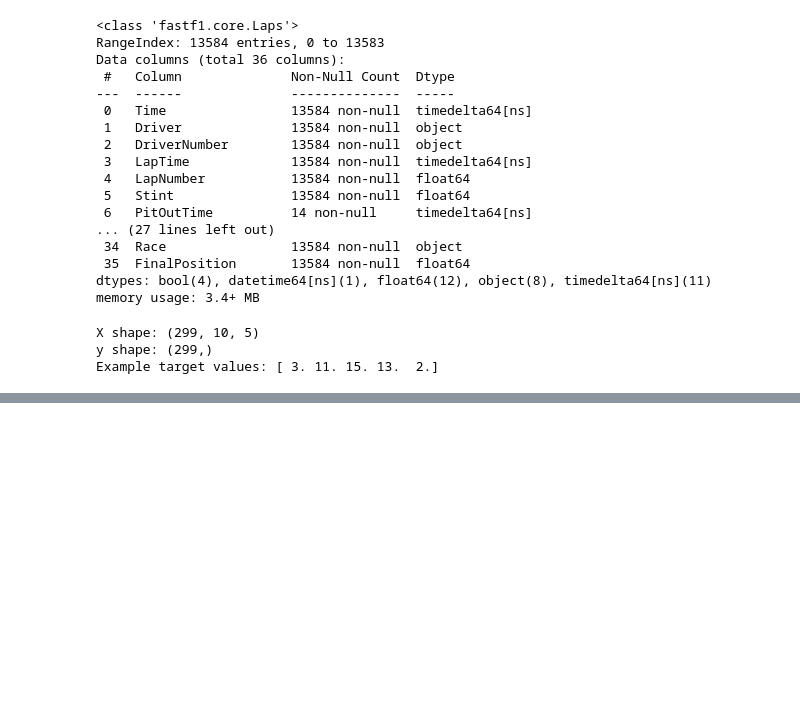
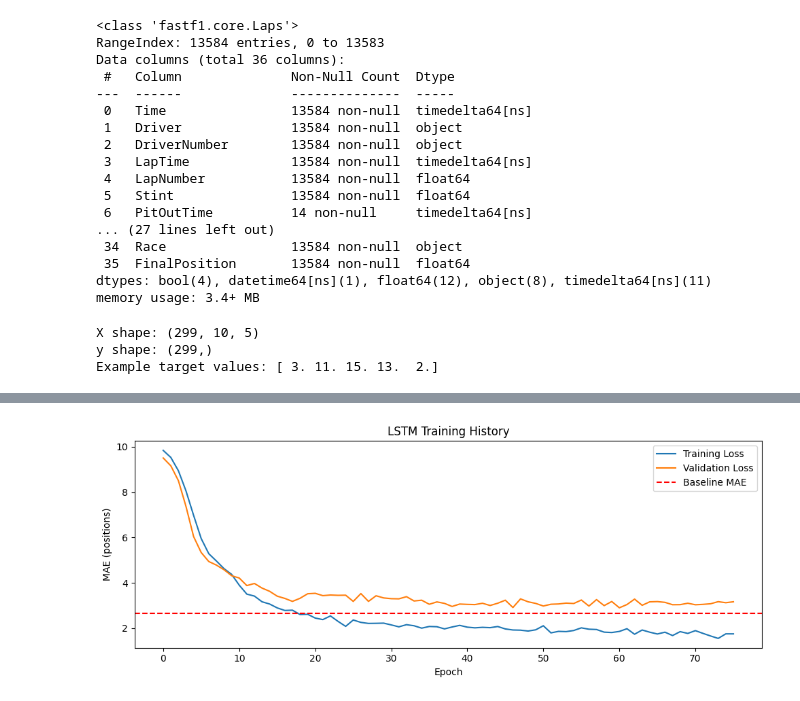
Before and after one commit to sudeep-07-hub/Pit-Stop-Strategy-Predictor, a Jupyter notebook: notebook/lstm_model.ipynb, the cells around one changed output, grey strips where cells are left out. Saved outputs shown, nothing was run; the diff lists cells and outputs as text; code cells hidden in the pictures; blank space fills up the shorter version.

Commit message:
Update LSTM model notebook

```diff
--- a/notebook/lstm_model.ipynb
+++ b/notebook/lstm_model.ipynb
@@ -123,7 +129,7 @@ memory usage: 3.4+ MB
 # %%
 sequences = []
 targets = []
-
+race_labels = []
 
 for (race, driver), group in combined.groupby(['Race', 'Driver']):
     group = group.sort_values('LapNumber')
@@ -137,9 +143,12 @@ for (race, driver), group in combined.groupby(['Race', 'Driver']):
 
     sequences.append(window)
     targets.append(target)
+    race_labels.append(race)
+
 
 X = np.array(sequences)
 y = np.array(targets)
+race_labels = np.array(race_labels)
 
 print("X shape:", X.shape)
 print("y shape:", y.shape)
@@ -150,0 +200,7 @@ Example target values: [ 3. 11. 15. 13.  2.]
+# %%
+test_mask = np.isin(race_labels, test_races)
+X_train, X_test = X_scaled[~test_mask], X_scaled[test_mask]
+y_train, y_test = y[~test_mask], y[test_mask]
+
+print("Train samples:", len(X_train))
+print("Test samples:", len(X_test))
@@ -150,0 +252,15 @@ Example target values: [ 3. 11. 15. 13.  2.]
+# %%
+early_stopping = EarlyStopping(
+    monitor = 'val_loss',
+    patience = 15,
+    restore_best_weights= True
+)
+
+history = model.fit(
+        X_train, y_train,
+    epochs=200,
+    batch_size= 16,
+    validation_split=0.2,
+    callbacks=[early_stopping],
+    verbose=1
+)
@@ -150,0 +311,16 @@ Example target values: [ 3. 11. 15. 13.  2.]
+# %%
+import matplotlib.pyplot as plt
+
+plt.figure(figsize=(10, 4))
+plt.plot(history.history['loss'], label='Training Loss')
+plt.plot(history.history['val_loss'], label='Validation Loss')
+plt.axhline(y=2.66, color='red', linestyle='--', label='Baseline MAE')
+plt.xlabel('Epoch')
+plt.ylabel('MAE (positions)')
+plt.title('LSTM Training History')
+plt.legend()
+plt.tight_layout()
+# plt.savefig('assets/training_history.png', dpi=150)
+plt.show()
+# %% [output]
+[figure, added]
```
Also changed, not shown: parts of 9 cells of this notebook.
